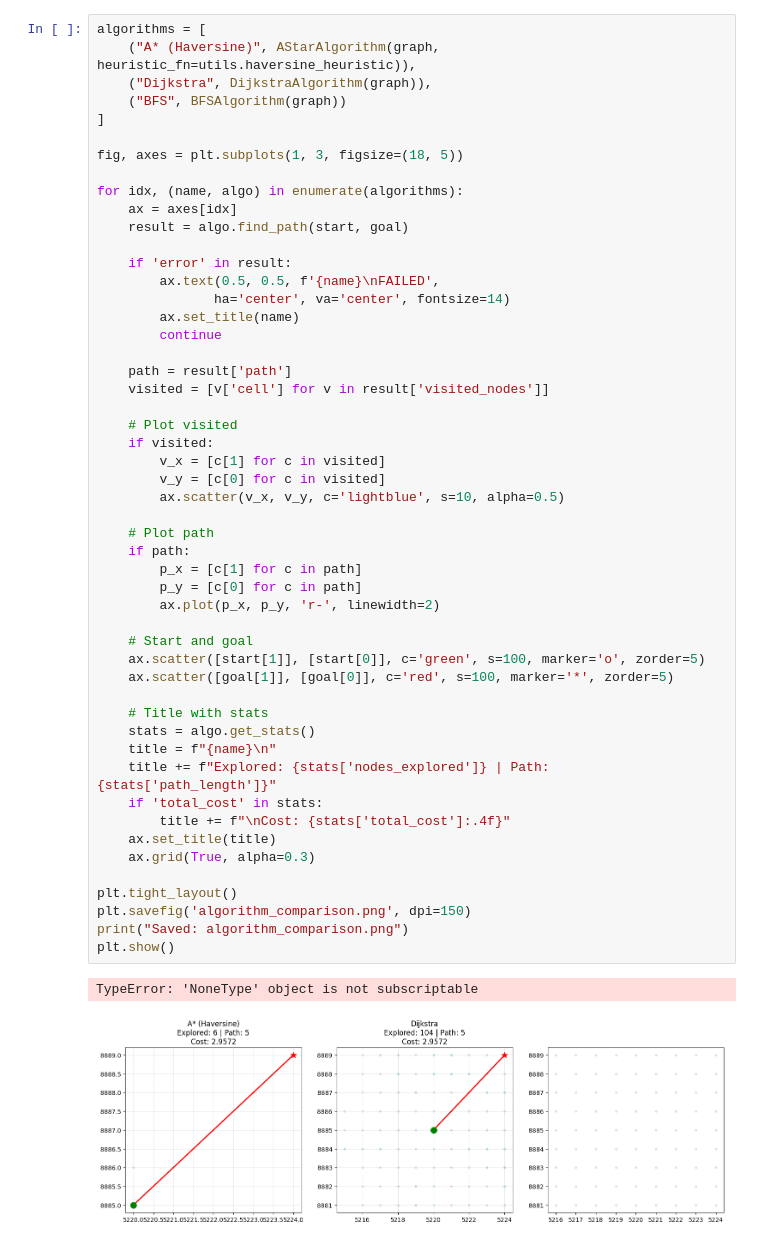
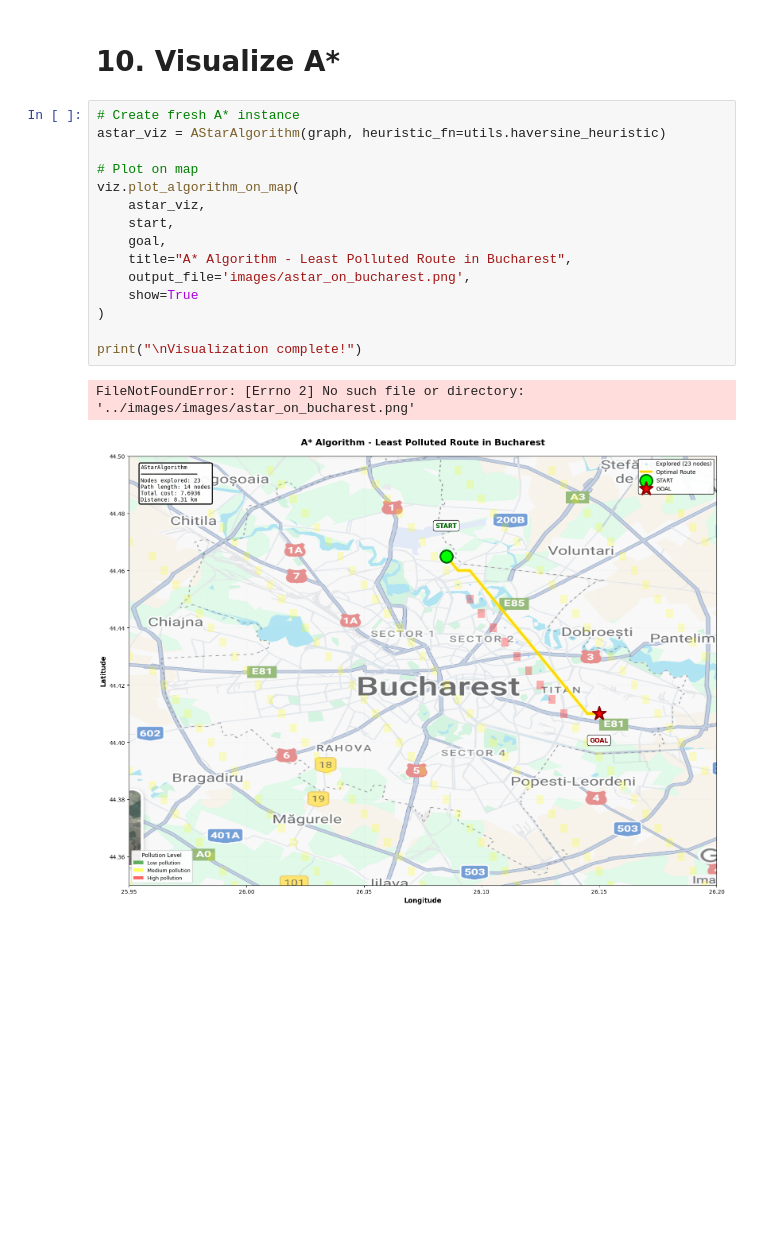
Before and after one commit to filipdumitrascu/city_air_quality, a Jupyter notebook: backend/microservices/routing_service/src/algorithm_testing.ipynb, the cells around one changed output. Cells and saved outputs as stored; diff of their text form; blank space fills up the shorter version.

Commit message:
Skel for path finding done. small bugs and better graph representation needed

```diff
--- a/backend/microservices/routing_service/src/algorithm_testing.ipynb
+++ b/backend/microservices/routing_service/src/algorithm_testing.ipynb
@@ -254,54 +365,20 @@ Saved: astar_visualization.png
+# %% [markdown]
+# 10. Visualize A*
 # %%
-algorithms = [
-    ("A* (Haversine)", AStarAlgorithm(graph, heuristic_fn=utils.haversine_heuristic)),
-    ("Dijkstra", DijkstraAlgorithm(graph)),
-    ("BFS", BFSAlgorithm(graph))
-]
+# Create fresh A* instance
+astar_viz = AStarAlgorithm(graph, heuristic_fn=utils.haversine_heuristic)
 
-fig, axes = plt.subplots(1, 3, figsize=(18, 5))
+# Plot on map
+viz.plot_algorithm_on_map(
+    astar_viz,
+    start,
+    goal,
+    title="A* Algorithm - Least Polluted Route in Bucharest",
+    output_file='images/astar_on_bucharest.png',
+    show=True
+)
 
-for idx, (name, algo) in enumerate(algorithms):
-    ax = axes[idx]
-    result = algo.find_path(start, goal)
-
-    if 'error' in result:
-        ax.text(0.5, 0.5, f'{name}\nFAILED',
-               ha='center', va='center', fontsize=14)
-        ax.set_title(name)
-        continue
-
-    path = result['path']
-    visited = [v['cell'] for v in result['visited_nodes']]
-
-    # Plot visited
-    if visited:
-        v_x = [c[1] for c in visited]
-        v_y = [c[0] for c in visited]
-        ax.scatter(v_x, v_y, c='lightblue', s=10, alpha=0.5)
-
-    # Plot path
-    if path:
-        p_x = [c[1] for c in path]
-        p_y = [c[0] for c in path]
-        ax.plot(p_x, p_y, 'r-', linewidth=2)
-
-    # Start and goal
-    ax.scatter([start[1]], [start[0]], c='green', s=100, marker='o', zorder=5)
-    ax.scatter([goal[1]], [goal[0]], c='red', s=100, marker='*', zorder=5)
-
-    # Title with stats
-    stats = algo.get_stats()
-    title = f"{name}\n"
-    title += f"Explored: {stats['nodes_explored']} | Path: {stats['path_length']}"
-    if 'total_cost' in stats:
-        title += f"\nCost: {stats['total_cost']:.4f}"
-    ax.set_title(title)
-    ax.grid(True, alpha=0.3)
-
-plt.tight_layout()
-plt.savefig('algorithm_comparison.png', dpi=150)
-print("Saved: algorithm_comparison.png")
-plt.show()
+print("\nVisualization complete!")
 # %% [output]
-TypeError: 'NoneType' object is not subscriptable
+FileNotFoundError: [Errno 2] No such file or directory: '../images/images/astar_on_bucharest.png'
-[figure, old version]
+[figure, new version]
```
Also changed, not shown: parts of 22 cells of this notebook, 3 other files.
